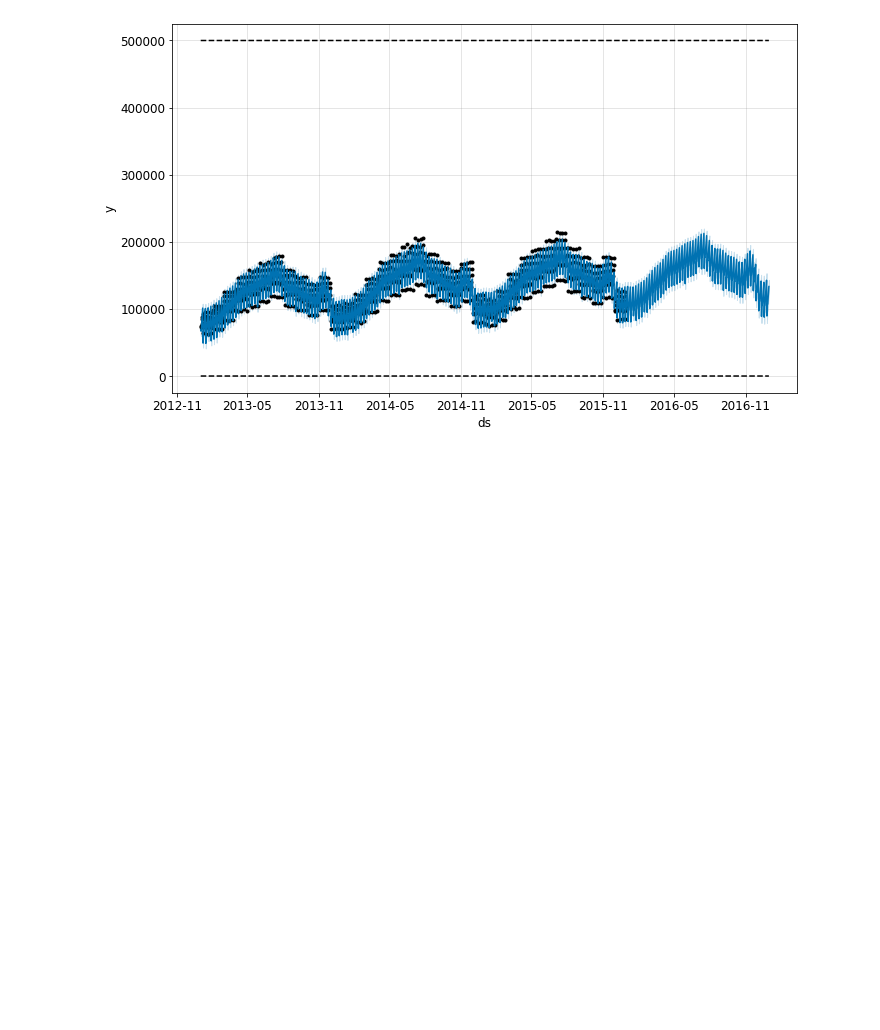
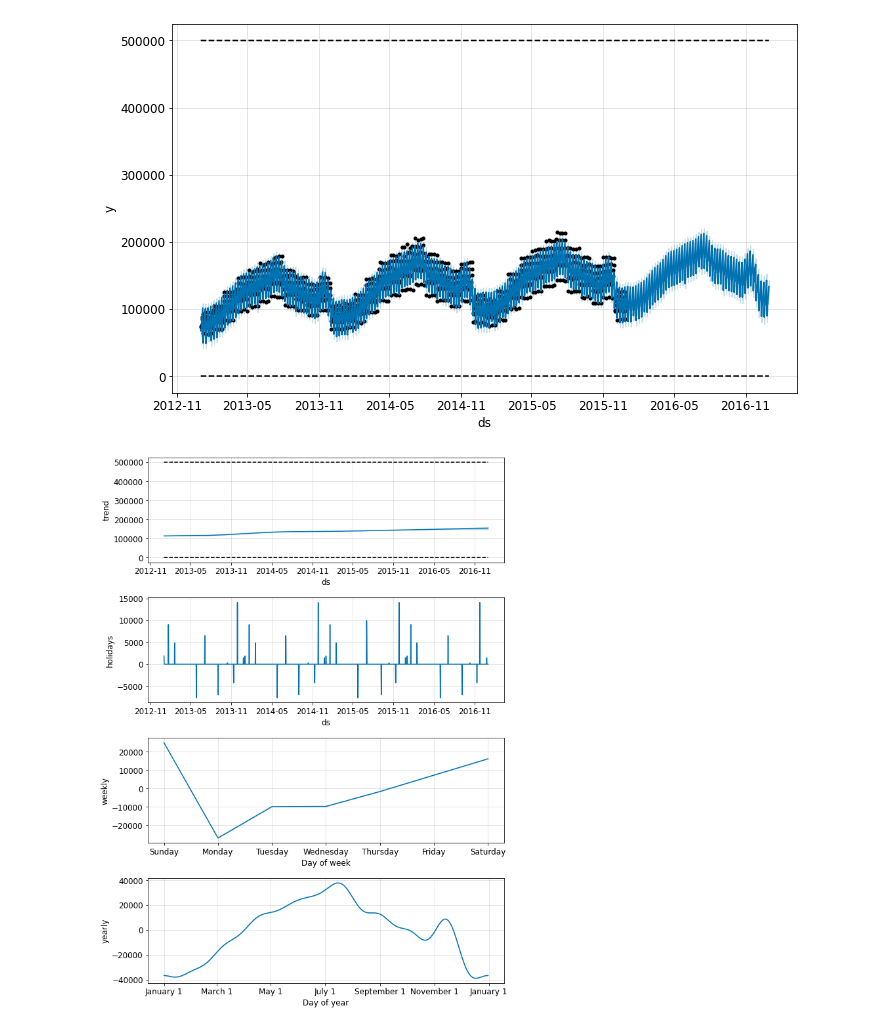
Before and after one commit to aleclhartman/ds-methodologies-exercises, a Jupyter notebook: time_series/prophet_modeling_notes.ipynb, the cells around one changed output. Saved outputs shown, nothing was run; the diff lists cells and outputs as text; code cells hidden in the pictures; blank space fills up the shorter version.

```diff
--- a/time_series/prophet_modeling_notes.ipynb
+++ b/time_series/prophet_modeling_notes.ipynb
@@ -234,3 +234,7 @@ forecast
 fig1 = m.plot(forecast)
 # %% [output]
 [figure]
+# %%
+fig2 = m.plot_components(forecast, "holidays")
+# %% [output]
+[figure, added]
```
Also changed, not shown: parts of 2 cells of this notebook, 1 other file.
